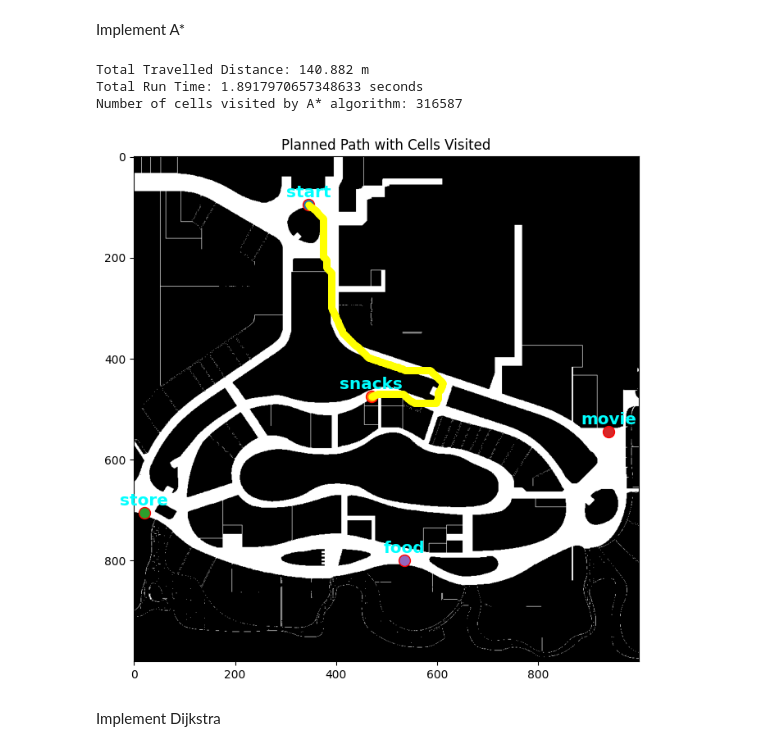
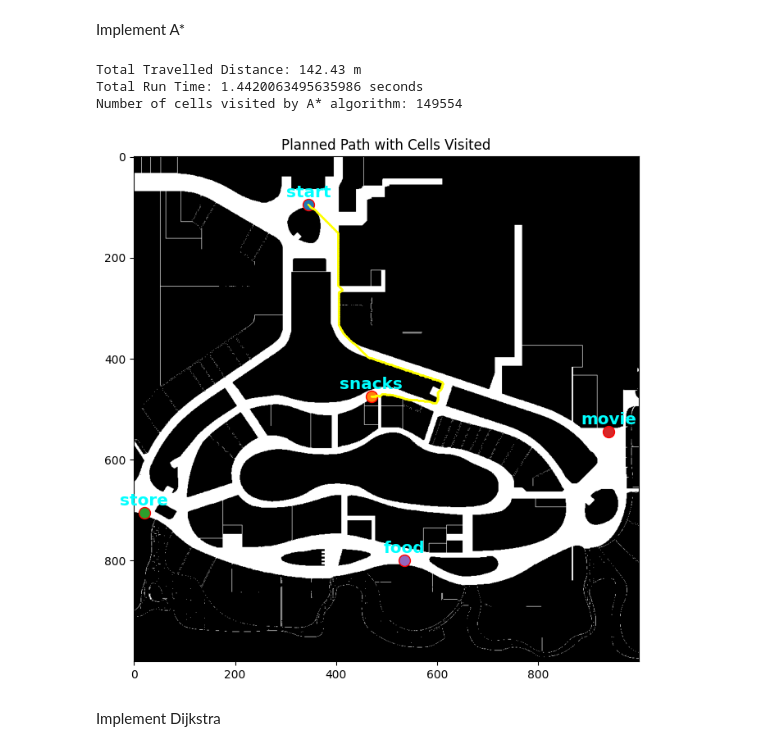
Before and after one commit to Chronobreakk/ME5413_Homework3_Planning, a Jupyter notebook: homework3.ipynb, the cells around one changed output. Saved outputs shown, nothing was run; the diff lists cells and outputs as text; code cells hidden in the pictures.

```diff
--- a/homework3.ipynb
+++ b/homework3.ipynb
@@ -65,10 +64,12 @@ Cell food is free: True
 Implement A*
 # %%
 import time
+import numpy as np
+import matplotlib.pyplot as plt
 
 # Implementing A* algorithm
 def heuristic_cost_estimate(start, goal):
-    return np.sqrt((start[0] - goal[0]) ** 2 + (start[1] - goal[1]) ** 2) * MAP_RES
+    return np.sqrt((start[0] - goal[0]) ** 2 + (start[1] - goal[1]) ** 2)
 
 def reconstruct_path(came_from, current):
     total_path = [current]
@@ -77,88 +78,77 @@ def reconstruct_path(came_from, current):
         total_path.append(current)
     return total_path
 
-def a_star(start, goal):
-    # 初始化open_set，包含起点
+def a_star(start, goal, grid_map):
     open_set = {start}
-    # 记录每个节点的父节点
     came_from = {}
-    # 记录从起点到每个节点的实际代价
     g_score = {start: 0}
-    # 记录从起点到每个节点的估计总代价
     f_score = {start: heuristic_cost_estimate(start, goal)}
 
-    # 记录访问的单元格数量
-    visited_cells = 0
+    visited_cells = 0  # 初始化访问的单元格数量
 
     while open_set:
-        # 选择f_score最小的节点作为当前节点
         current = min(open_set, key=lambda x: f_score[x])
         if current == goal:
-            # 如果当前节点是目标节点，则返回重构的路径、总代价和访问的单元格数量
             return reconstruct_path(came_from, goal), g_score[goal], visited_cells
 
-        # 从open_set中移除当前节点
         open_set.remove(current)
-        # 遍历当前节点的所有邻居
+
         for dx in [-1, 0, 1]:
             for dy in [-1, 0, 1]:
                 if dx == 0 and dy == 0:
                     continue
 
                 neighbor = (current[0] + dx, current[1] + dy)
-                # 检查邻居是否在地图范围内
                 if not (0 <= neighbor[0] < grid_map.shape[0] and 0 <= neighbor[1] < grid_map.shape[1]):
                     continue
 
-                # 检查邻居是否为空闲
                 if grid_map[neighbor[0], neighbor[1]] != 255:
                     continue
 
-                visited_cells += 1  # 增加访问的单元格数量
+                visited_cells += 1  # 更新访问的单元格数量
 
-                # 计算从当前节点到邻居节点的代价
-                if dx == 0 or dy == 0:
-                    cost = 0.2  # 水平或垂直移动的代价
-                else:
-                    cost = 0.282  # 对角线移动的代价
+                cost = 0.2 if dx == 0 or dy == 0 else 0.282
+
+                wall_neighbor = (current[0] + dx * 2, current[1] + dy * 2)
+                if wall_neighbor[0] >= 0 and wall_neighbor[0] < grid_map.shape[0] and wall_neighbor[1] >= 0 and wall_neighbor[1] < grid_map.shape[1]:
+                    if grid_map[wall_neighbor[0], wall_neighbor[1]] != 255:
+                        continue
 
                 tentative_g_score = g_score[current] + cost
                 if neighbor not in g_score or tentative_g_score < g_score[neighbor]:
-                    # 更新邻居节点的代价和父节点
                     came_from[neighbor] = current
                     g_score[neighbor] = tentative_g_score
                     f_score[neighbor] = tentative_g_score + heuristic_cost_estimate(neighbor, goal)
                     if neighbor not in open_set:
-                        # 如果邻居节点不在open_set中，则添加进去
                         open_set.add(neighbor)
 
-    # 如果没有找到路径，则返回空路径、无穷大的距离和访问的单元格数量
     return None, float('inf'), visited_cells
 
+# 修改后的部分
 # Finding path from start to store
 start_time = time.time()
-path, total_distance, visited_cells = a_star(tuple(locations['start']), tuple(locations['snacks']))
+path, total_distance, visited_cells = a_star(tuple(locations['start']), tuple(locations['snacks']), grid_map)
 end_time = time.time()
 #print("Planned Path:", path)
-print("Total Travelled Distance:", round(total_distance,3), "m")
+print("Total Travelled Distance:", round(total_distance, 3), "m")
 print("Total Run Time:", end_time - start_time, "seconds")
 print("Number of cells visited by A* algorithm:", visited_cells)
 #print("Number of nodes in the planned path:", len(path))
 
 # Visualize the planned path and cells visited
 plt.figure(figsize=(8, 8))
 plt.imshow(grid_map_img, cmap='gray')
 plot_locations(locations, color='cyan')
 if path:
     path_x, path_y = zip(*path)
-    plt.plot(path_x, path_y, marker='o', color='yellow', markersize=5, linestyle='-')
+    plt.plot(path_x, path_y, marker='o', color='yellow', markersize=0.5, linestyle='-')
 plt.title('Planned Path with Cells Visited')
 plt.show()
 # %% [output]
-Total Travelled Distance: 140.882 m
-Total Run Time: 1.8917970657348633 seconds
-Number of cells visited by A* algorithm: 316587
+Total Travelled Distance: 142.43 m
+Total Run Time: 1.4420063495635986 seconds
+Number of cells visited by A* algorithm: 149554
-[figure, old version]
+[figure, new version]
 # %% [markdown]
  Implement Dijkstra
 # %%
```
Also changed, not shown: parts of 1 cell of this notebook.
